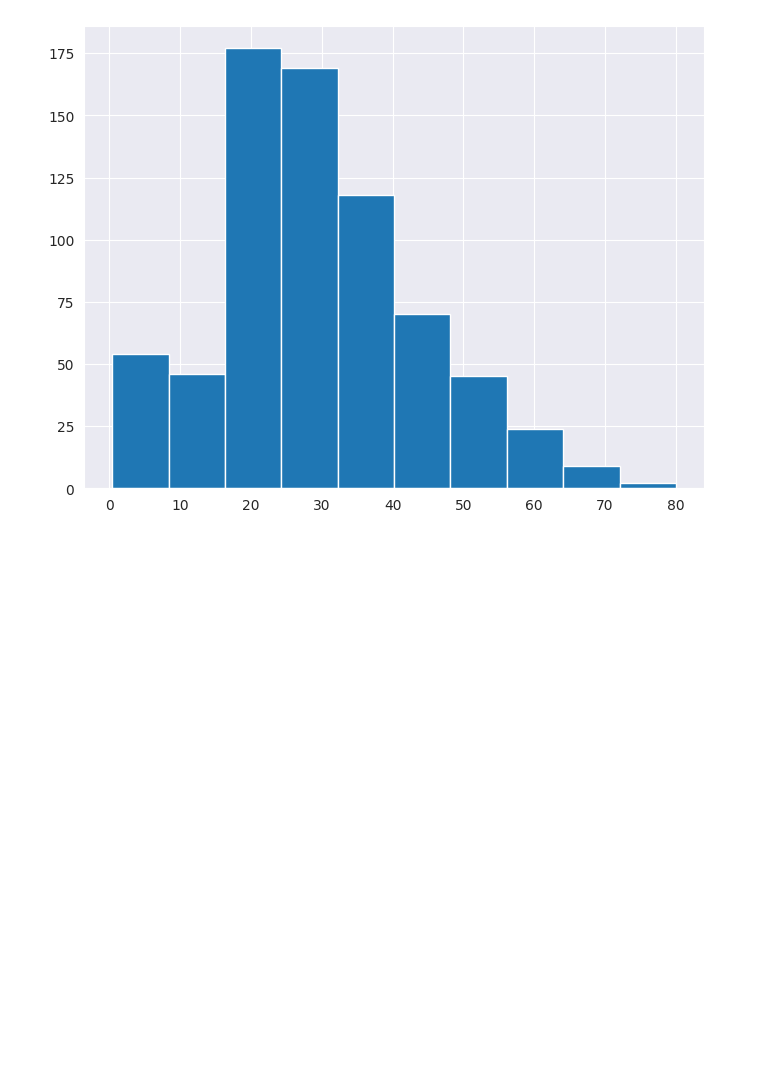
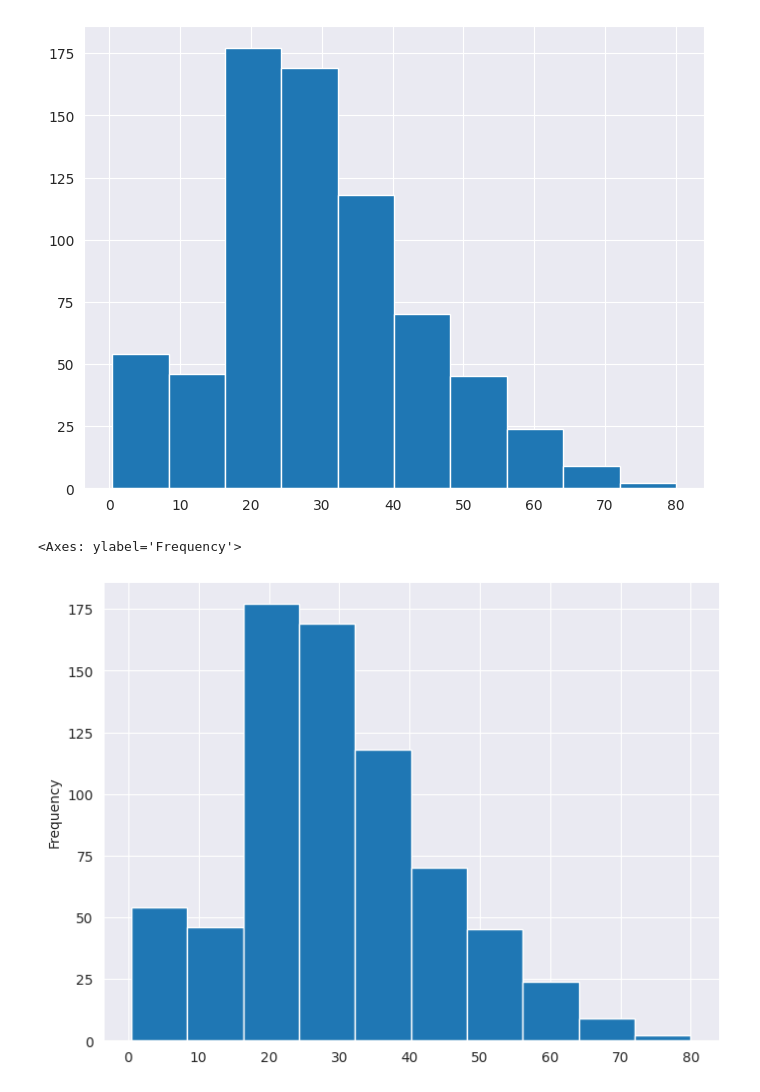
Before and after one commit to KennedyMungai/pandas_proper_intro, a Jupyter notebook: pandas.ipynb, the cells around one changed output. Cells and saved outputs as stored; diff of their text form; code cells hidden in the pictures; blank space fills up the shorter version.

Commit message:
Using the plot function to plot out a histogram

```diff
--- a/pandas.ipynb
+++ b/pandas.ipynb
@@ -1081,3 +1081,9 @@ titanic_data['age'].hist()
 # %% [output]
 <Axes: >
 [figure]
+# %%
+sns.set_style("darkgrid")
+titanic_data['age'].plot(kind='hist')
+# %% [output]
+<Axes: ylabel='Frequency'>
+[figure, added]
```
